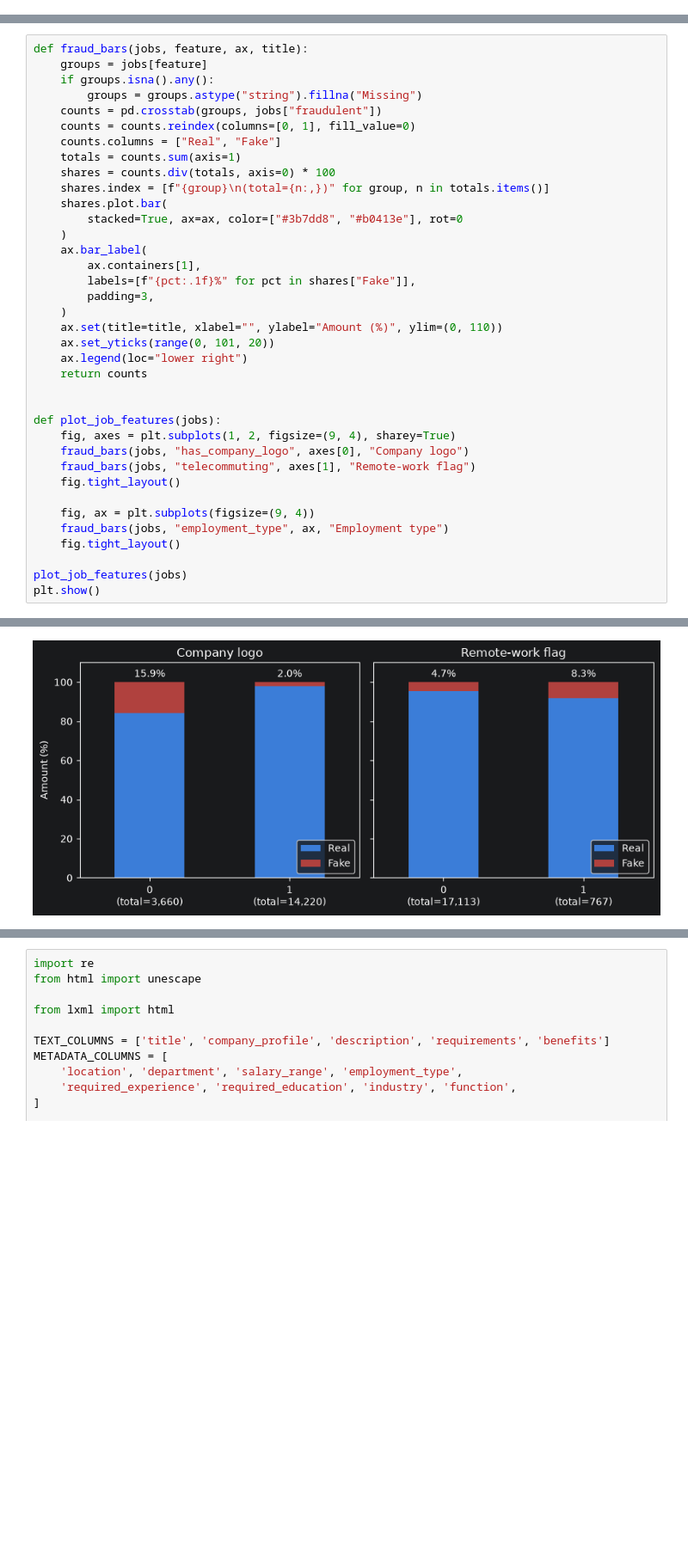
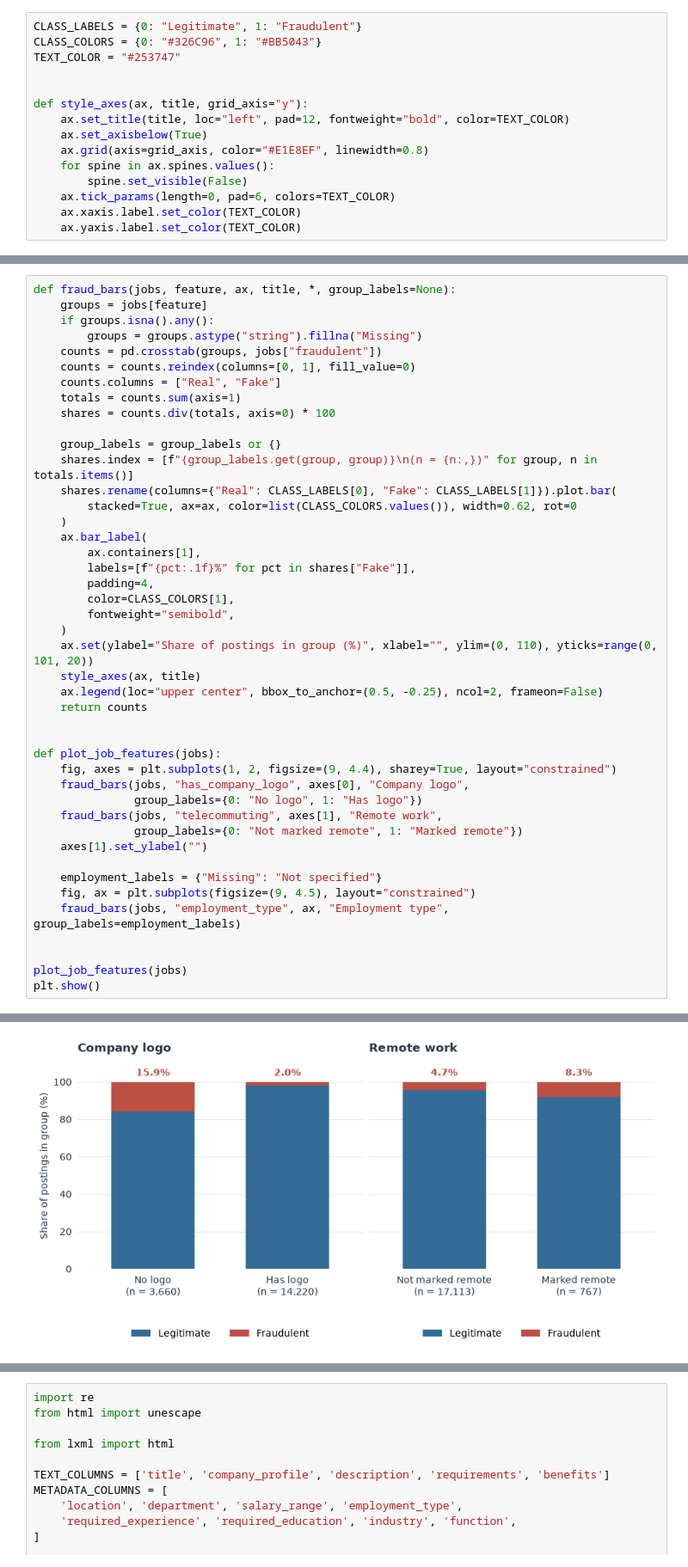
Before and after one commit to noamorii/4IZ582-fraudulent-job-detection, a Jupyter notebook: project.ipynb, the cells around one changed output, grey strips where cells are left out. Shown at 86% size. Saved outputs shown, nothing was run; the diff lists cells and outputs as text; blank space fills up the shorter version.

```diff
--- a/project.ipynb
+++ b/project.ipynb
@@ -43,3 +43,18 @@ jobs[['job_id', 'title', 'location', 'employment_type', 'fraudulent']].head(5)
+# %%
+CLASS_LABELS = {0: "Legitimate", 1: "Fraudulent"}
+CLASS_COLORS = {0: "#326C96", 1: "#BB5043"}
+TEXT_COLOR = "#253747"
+
+
+def style_axes(ax, title, grid_axis="y"):
+    ax.set_title(title, loc="left", pad=12, fontweight="bold", color=TEXT_COLOR)
+    ax.set_axisbelow(True)
+    ax.grid(axis=grid_axis, color="#E1E8EF", linewidth=0.8)
+    for spine in ax.spines.values():
+        spine.set_visible(False)
+    ax.tick_params(length=0, pad=6, colors=TEXT_COLOR)
+    ax.xaxis.label.set_color(TEXT_COLOR)
+    ax.yaxis.label.set_color(TEXT_COLOR)
 # %%
 missing = jobs.replace(r"^\s*$", pd.NA, regex=True).isna()
 by_class = missing.groupby(jobs["fraudulent"], observed=True).mean().T
@@ -127,5 +142,5 @@ Always predicting legitimate gives 95.16% accuracy.
 # %%
-def fraud_bars(jobs, feature, ax, title):
+def fraud_bars(jobs, feature, ax, title, *, group_labels=None):
     groups = jobs[feature]
     if groups.isna().any():
         groups = groups.astype("string").fillna("Missing")
@@ -134,30 +149,37 @@ def fraud_bars(jobs, feature, ax, title):
     counts.columns = ["Real", "Fake"]
     totals = counts.sum(axis=1)
     shares = counts.div(totals, axis=0) * 100
-    shares.index = [f"{group}\n(total={n:,})" for group, n in totals.items()]
-    shares.plot.bar(
-        stacked=True, ax=ax, color=["#3b7dd8", "#b0413e"], rot=0
+
+    group_labels = group_labels or {}
+    shares.index = [f"{group_labels.get(group, group)}\n(n = {n:,})" for group, n in totals.items()]
+    shares.rename(columns={"Real": CLASS_LABELS[0], "Fake": CLASS_LABELS[1]}).plot.bar(
+        stacked=True, ax=ax, color=list(CLASS_COLORS.values()), width=0.62, rot=0
     )
     ax.bar_label(
         ax.containers[1],
         labels=[f"{pct:.1f}%" for pct in shares["Fake"]],
-        padding=3,
+        padding=4,
+        color=CLASS_COLORS[1],
+        fontweight="semibold",
     )
-    ax.set(title=title, xlabel="", ylabel="Amount (%)", ylim=(0, 110))
-    ax.set_yticks(range(0, 101, 20))
-    ax.legend(loc="lower right")
+    ax.set(ylabel="Share of postings in group (%)", xlabel="", ylim=(0, 110), yticks=range(0, 101, 20))
+    style_axes(ax, title)
+    ax.legend(loc="upper center", bbox_to_anchor=(0.5, -0.25), ncol=2, frameon=False)
     return counts
 
 
 def plot_job_features(jobs):
-    fig, axes = plt.subplots(1, 2, figsize=(9, 4), sharey=True)
-    fraud_bars(jobs, "has_company_logo", axes[0], "Company logo")
-    fraud_bars(jobs, "telecommuting", axes[1], "Remote-work flag")
-    fig.tight_layout()
+    fig, axes = plt.subplots(1, 2, figsize=(9, 4.4), sharey=True, layout="constrained")
+    fraud_bars(jobs, "has_company_logo", axes[0], "Company logo",
+               group_labels={0: "No logo", 1: "Has logo"})
+    fraud_bars(jobs, "telecommuting", axes[1], "Remote work",
+               group_labels={0: "Not marked remote", 1: "Marked remote"})
+    axes[1].set_ylabel("")
 
-    fig, ax = plt.subplots(figsize=(9, 4))
-    fraud_bars(jobs, "employment_type", ax, "Employment type")
-    fig.tight_layout()
+    employment_labels = {"Missing": "Not specified"}
+    fig, ax = plt.subplots(figsize=(9, 4.5), layout="constrained")
+    fraud_bars(jobs, "employment_type", ax, "Employment type", group_labels=employment_labels)
+
 
 plot_job_features(jobs)
 plt.show()
@@ -165 +188 @@ plt.show()
-[figure, old version]
+[figure, new version]
```
Also changed, not shown: parts of 26 cells of this notebook.
